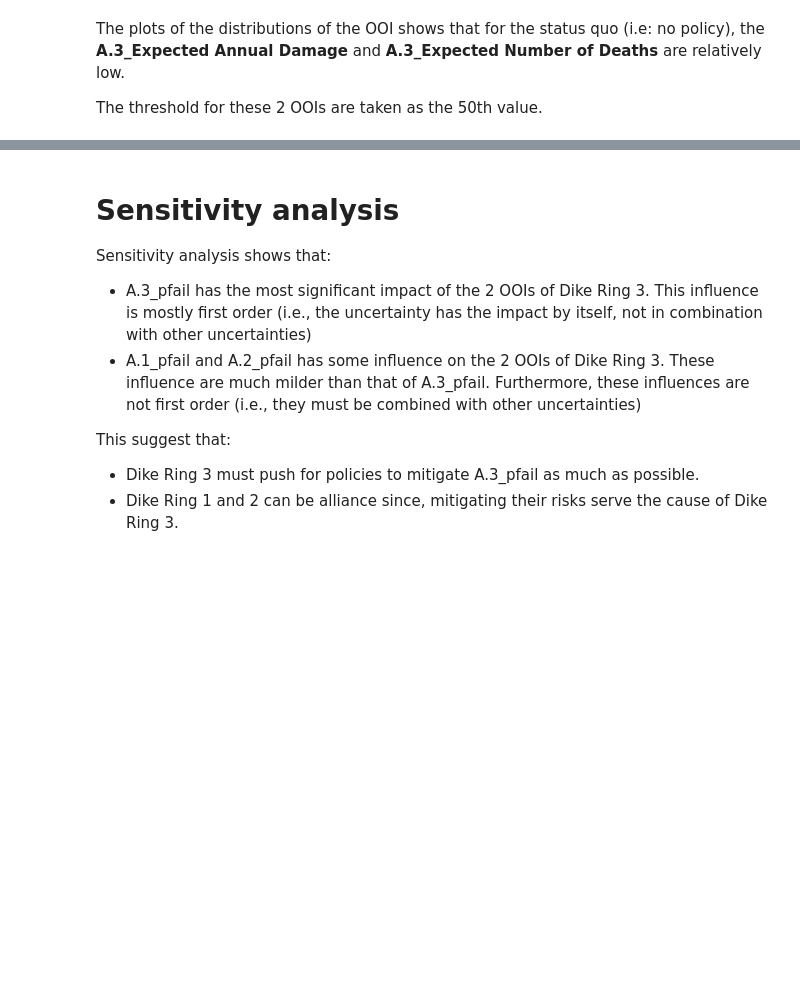
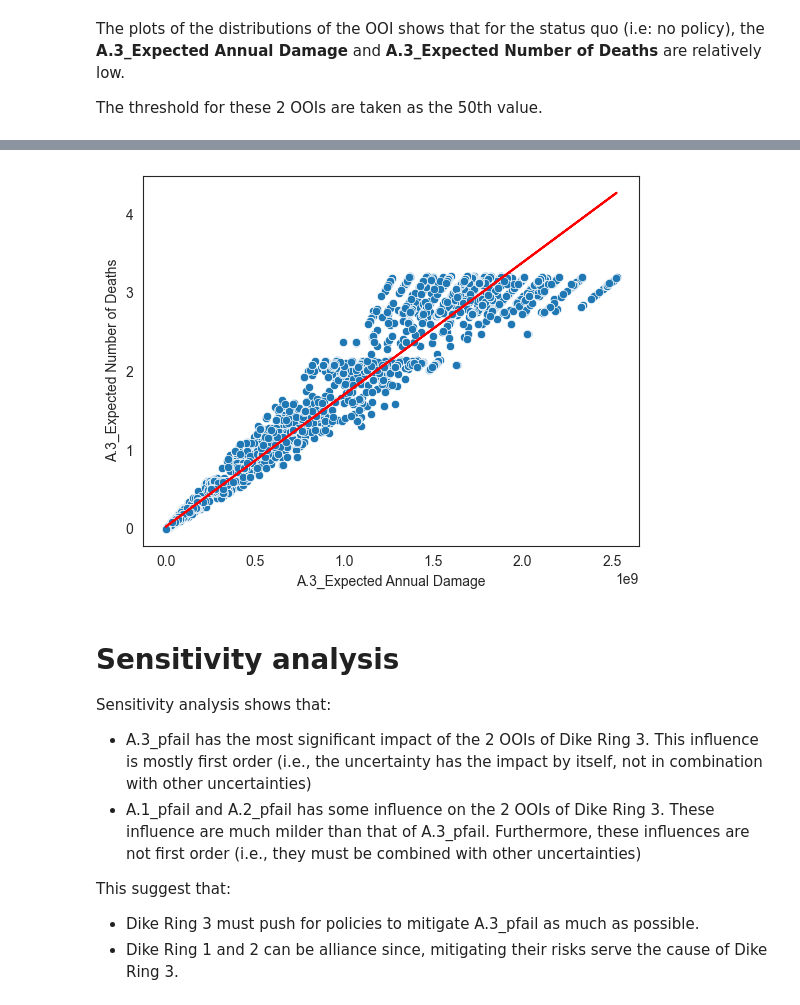
Before and after one commit to PancakeBun/epa141A_Labs_Group_Asians, a Jupyter notebook: final assignment/analysis.ipynb, the cells around one changed output, grey strips where cells are left out. Cells and saved outputs as stored; diff of their text form; code cells hidden in the pictures; blank space fills up the shorter version.

```diff
--- a/final assignment/analysis.ipynb
+++ b/final assignment/analysis.ipynb
@@ -72,0 +78,6 @@ The threshold for these 2 OOIs are taken as the 50th value.
+# %%
+X = sm.add_constant(df_outcomes['A.3_Expected Annual Damage'])
+Y = df_outcomes['A.3_Expected Number of Deaths']
+regress_model_ooi = sm.OLS(Y,X)
+regress_result_ooi = regress_model_ooi.fit()
+regress_result_ooi.summary()
@@ -73,3 +106,11 @@ The threshold for these 2 OOIs are taken as the 50th value.
+# %%
+ax = plt.subplot()
+y_graph = df_outcomes['A.3_Expected Annual Damage']*regress_result_ooi.params['A.3_Expected Annual Damage'] +  regress_result_ooi.params['const']
+ax.plot(df_outcomes['A.3_Expected Annual Damage'], y_graph, color='r')
+sns.scatterplot(df_outcomes, x='A.3_Expected Annual Damage', y='A.3_Expected Number of Deaths', ax=ax)
+plt.show()
+# %% [output]
+[figure, added]
 # %% [markdown]
 # Sensitivity analysis
 
```
Also changed, not shown: parts of 25 cells of this notebook.
